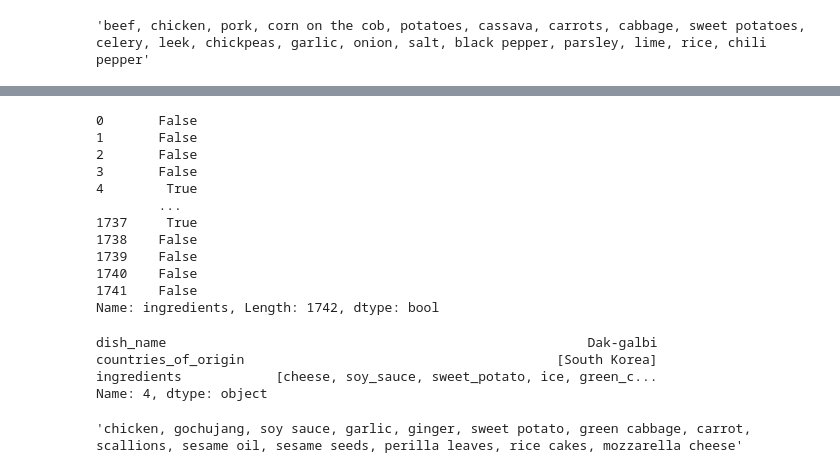
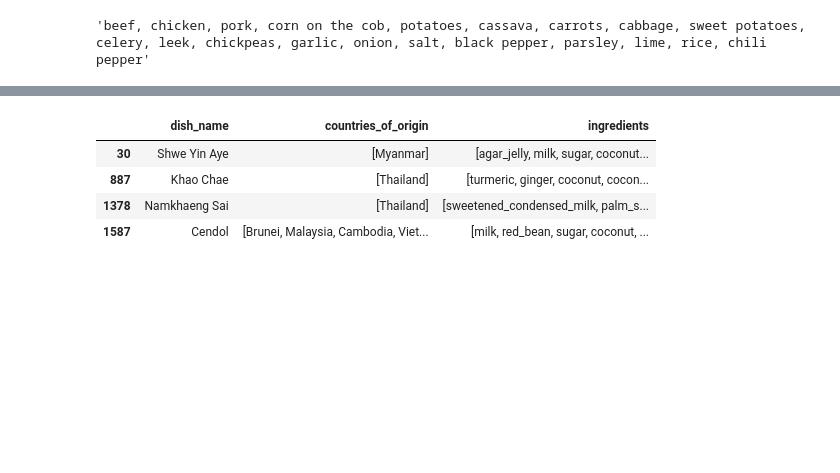
Before and after one commit to rhemmati101/foodguessr-guessr, a Jupyter notebook: guessr.ipynb, the cells around one changed output, grey strips where cells are left out. Cells and saved outputs as stored; diff of their text form; code cells hidden in the pictures; blank space fills up the shorter version.

```diff
--- a/guessr.ipynb
+++ b/guessr.ipynb
@@ -1996,28 +2016,10 @@ Dishes with both: 299
 # %%
-unique_dishes_df["ingredients"].apply(
+unique_dishes_df[unique_dishes_df["ingredients"].apply(
     lambda ings: "ice" in ings and "rice" in ings
-)
+)]
 # %% [output]
-0       False
-1       False
-2       False
-3       False
-4        True
-        ...
-1737     True
-1738    False
-1739    False
-1740    False
-1741    False
-Name: ingredients, Length: 1742, dtype: bool
+|  | dish_name | countries_of_origin | ingredients |
+| 30 | Shwe Yin Aye | [Myanmar] | [agar_jelly, milk, sugar, coconut... |
+| 887 | Khao Chae | [Thailand] | [turmeric, ginger, coconut, cocon... |
+| 1378 | Namkhaeng Sai | [Thailand] | [sweetened_condensed_milk, palm_s... |
+| 1587 | Cendol | [Brunei, Malaysia, Cambodia, Viet... | [milk, red_bean, sugar, coconut, ... |
-# %%
-unique_dishes_df.iloc[4]
-# %% [output]
-dish_name                                                      Dak-galbi
-countries_of_origin                                        [South Korea]
-ingredients            [cheese, soy_sauce, sweet_potato, ice, green_c...
-Name: 4, dtype: object
-# %%
-display_ingredients("Dak-galbi")
-# %% [output]
-'chicken, gochujang, soy sauce, garlic, ginger, sweet potato, green cabbage, carrot, scallions, sesame oil, sesame seeds, perilla leaves, rice cakes, mozzarella cheese'
```
Also changed, not shown: parts of 31 cells of this notebook.
